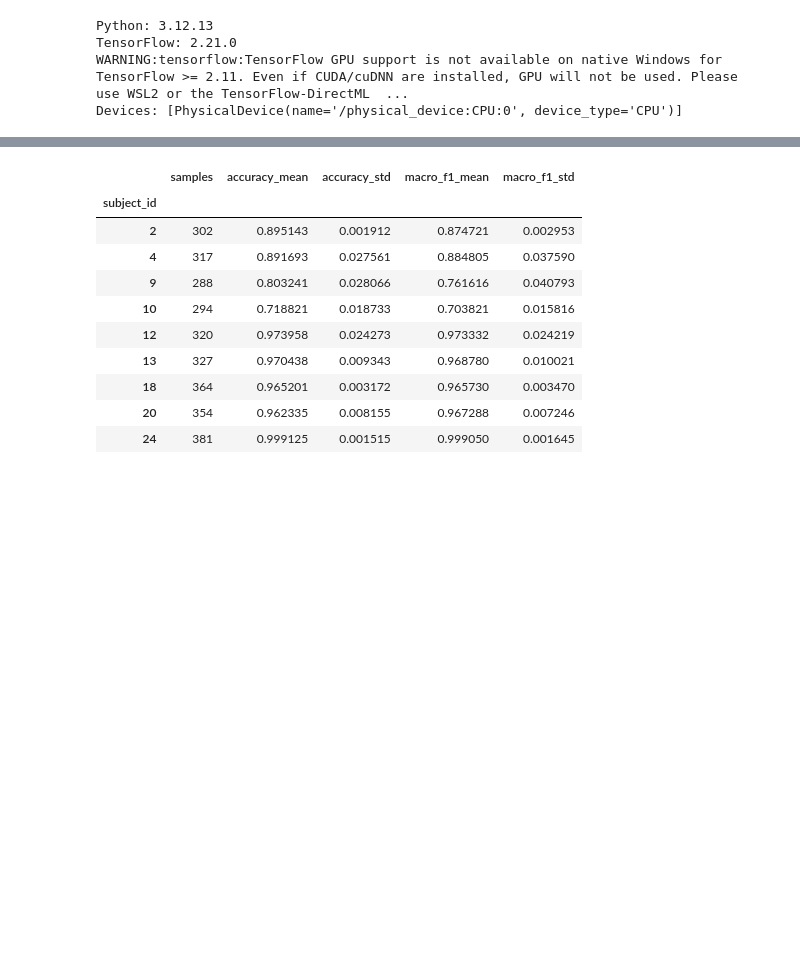
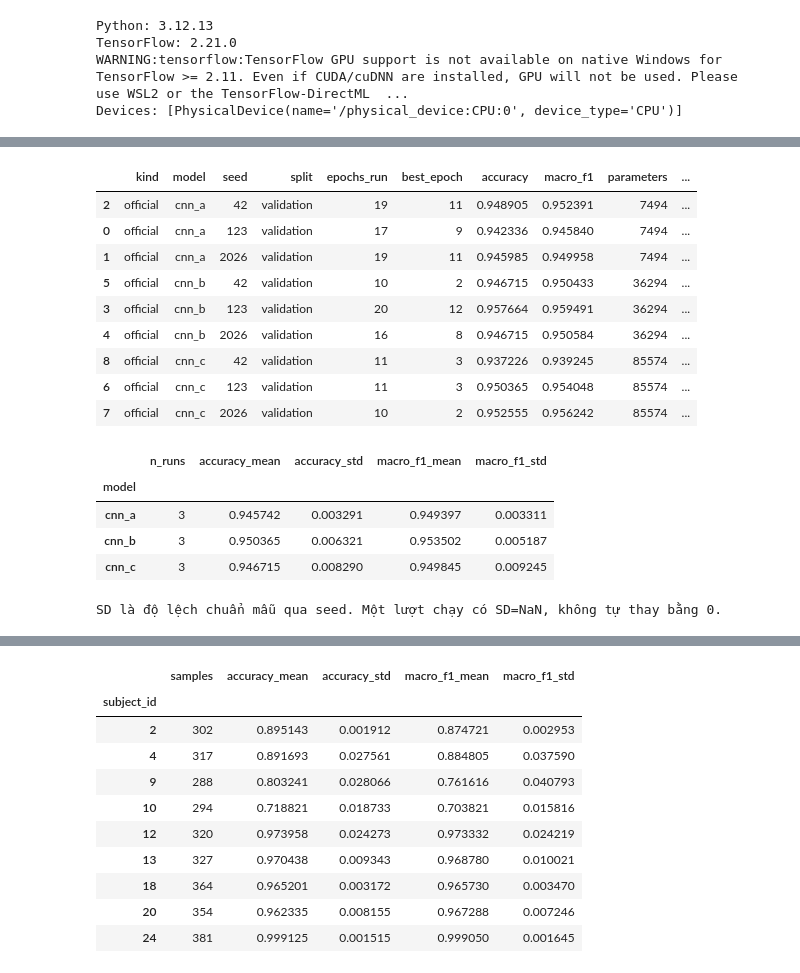
Before and after one commit to Phtzone/SGU26_PPNCKH_Group, a Jupyter notebook: notebooks/HAR_Research.ipynb, the cells around one changed output, grey strips where cells are left out. Saved outputs shown, nothing was run; the diff lists cells and outputs as text; code cells hidden in the pictures; blank space fills up the shorter version.

```diff
--- a/notebooks/03_practical_questions.ipynb
+++ b/notebooks/HAR_Research.ipynb
@@ -170,0 +231,13 @@ if RUN_MODE == "inspect":
+# %%
+from har_project.data import file_hash
+summary_path = ROOT / "results/data_summary.json"
+prepared_path = ROOT / "results/prepared/dataset.npz"
+if not summary_path.exists() or not prepared_path.exists():
+    raise FileNotFoundError("Cần chuyển đủ cache và kết quả tham chiếu để tái hiện toàn bộ nghiên cứu đã thực hiện.")
+summary = json.loads(summary_path.read_text(encoding="utf-8"))
+assert file_hash(prepared_path) == summary["prepared_sha256"], "Cache không khớp SHA-256"
+for relative, expected in summary["input_sha256"].items():
+    assert file_hash(ROOT / "Dataset/UCI HAR Dataset" / relative) == expected, f"Dữ liệu nguồn thay đổi: {relative}"
+for split in ("fit_train", "validation", "test"):
+    print(split, summary[split]["shape"], summary[split]["subjects"])
+print("Subject overlap:", summary["subject_overlap"])
@@ -170,0 +320,9 @@ if RUN_MODE == "inspect":
+# %%
+mean = x_fit_raw.mean(axis=(0, 1), keepdims=True, dtype=np.float64)
+std = np.maximum(x_fit_raw.std(axis=(0, 1), keepdims=True, dtype=np.float64), 1e-8)
+x_fit = ((x_fit_raw - mean) / std).astype(np.float32)
+x_val = ((x_val_raw - mean) / std).astype(np.float32)
+if not np.isfinite(x_fit).all() or not np.isfinite(x_val).all():
+    raise ValueError("Dữ liệu chuẩn hóa có NaN/Inf")
+print("Mean fit-train sau chuẩn hóa:", np.round(x_fit.mean(axis=(0, 1)), 5))
+print("Std fit-train sau chuẩn hóa:", np.round(x_fit.std(axis=(0, 1)), 5))
@@ -170,0 +558,39 @@ if RUN_MODE == "inspect":
+# %%
+if RUN_MODE == "inspect":
+    run_folders = sorted((SOURCE_RESULTS / "runs").glob("cnn_*_seed*"))
+else:
+    run_folders = sorted((NEW_RUN_ROOT / ("smoke" if RUN_MODE == "smoke" else "runs")).glob("cnn_*_seed*"))
+records = []
+for folder in run_folders:
+    path = folder / "validation_metrics.json"
+    if path.exists():
+        row = json.loads(path.read_text(encoding="utf-8"))
+        records.append({key: row[key] for key in ("kind", "model", "seed", "split", "epochs_run", "best_epoch", "accuracy", "macro_f1", "parameters", "training_seconds")})
+validation_table = pd.DataFrame(records)
+if not validation_table.empty:
+    display(validation_table.sort_values(["model", "seed"]))
+    validation_summary = validation_table.groupby("model").agg(
+        n_runs=("seed", "count"), accuracy_mean=("accuracy", "mean"), accuracy_std=("accuracy", "std"),
+        macro_f1_mean=("macro_f1", "mean"), macro_f1_std=("macro_f1", "std"),
+    )
+    display(validation_summary)
+    print("SD là độ lệch chuẩn mẫu qua seed. Một lượt chạy có SD=NaN, không tự thay bằng 0.")
+else:
+    print("Chưa có lượt hoàn tất để hiển thị.")
+# %% [output]
+|  | kind | model | seed | split | epochs_run | best_epoch | accuracy | macro_f1 | parameters | ... |
+| 2 | official | cnn_a | 42 | validation | 19 | 11 | 0.948905 | 0.952391 | 7494 | ... |
+| 0 | official | cnn_a | 123 | validation | 17 | 9 | 0.942336 | 0.945840 | 7494 | ... |
+| 1 | official | cnn_a | 2026 | validation | 19 | 11 | 0.945985 | 0.949958 | 7494 | ... |
+| 5 | official | cnn_b | 42 | validation | 10 | 2 | 0.946715 | 0.950433 | 36294 | ... |
+| 3 | official | cnn_b | 123 | validation | 20 | 12 | 0.957664 | 0.959491 | 36294 | ... |
+| 4 | official | cnn_b | 2026 | validation | 16 | 8 | 0.946715 | 0.950584 | 36294 | ... |
+| 8 | official | cnn_c | 42 | validation | 11 | 3 | 0.937226 | 0.939245 | 85574 | ... |
+| 6 | official | cnn_c | 123 | validation | 11 | 3 | 0.950365 | 0.954048 | 85574 | ... |
+| 7 | official | cnn_c | 2026 | validation | 10 | 2 | 0.952555 | 0.956242 | 85574 | ... |
+|  | n_runs | accuracy_mean | accuracy_std | macro_f1_mean | macro_f1_std |
+| model |  |  |  |  |  |
+| cnn_a | 3 | 0.945742 | 0.003291 | 0.949397 | 0.003311 |
+| cnn_b | 3 | 0.950365 | 0.006321 | 0.953502 | 0.005187 |
+| cnn_c | 3 | 0.946715 | 0.008290 | 0.949845 | 0.009245 |
+SD là độ lệch chuẩn mẫu qua seed. Một lượt chạy có SD=NaN, không tự thay bằng 0.
```
Also changed, not shown: parts of 48 cells of this notebook, 9 other files.
